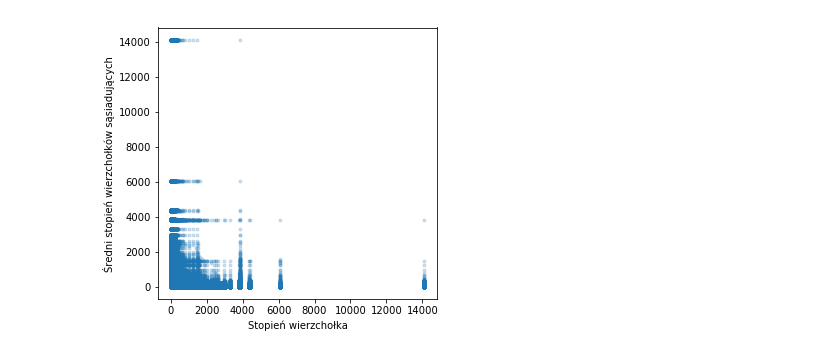
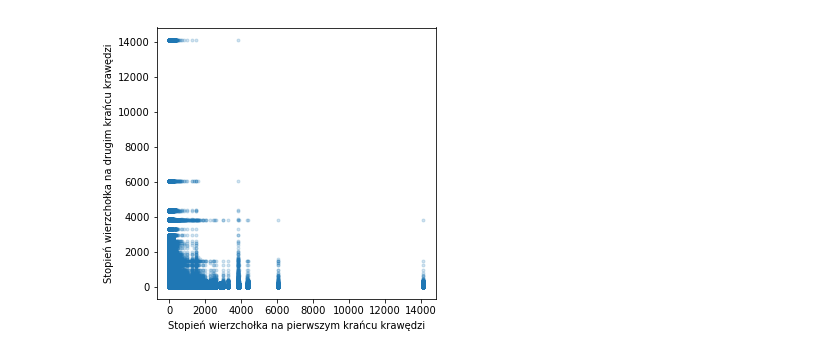
Before and after one commit to michalzurek/maven-artifacts-dependencies, a Jupyter notebook: maven-artifacts-dependencies.ipynb, the cells around one changed output. Drawn from its saved outputs; the diff is of its cells as text; code cells hidden in the pictures.

```diff
--- a/maven-artifacts-dependencies.ipynb
+++ b/maven-artifacts-dependencies.ipynb
@@ -104,13 +104,13 @@ avg_neighbor_degree = nx.average_neighbor_degree(largest_cc)
 # %%
 import matplotlib.pyplot as plt
 
 fig = plt.figure(figsize=(5, 5))
 plt.plot(x, y, '.', alpha=0.2)
-plt.xlabel('Stopień wierzchołka')
-plt.ylabel('Średni stopień wierzchołków sąsiadujących')
+plt.xlabel('Stopień wierzchołka na pierwszym krańcu krawędzi')
+plt.ylabel('Stopień wierzchołka na drugim krańcu krawędzi')
 plt.show()
 # %% [output]
-[figure, old version]
+[figure, new version]
 # %%
 start_time = time.time()
 avg_neighbors_degrees = []
```
Also changed, not shown: parts of 7 cells of this notebook, 1 other file.
